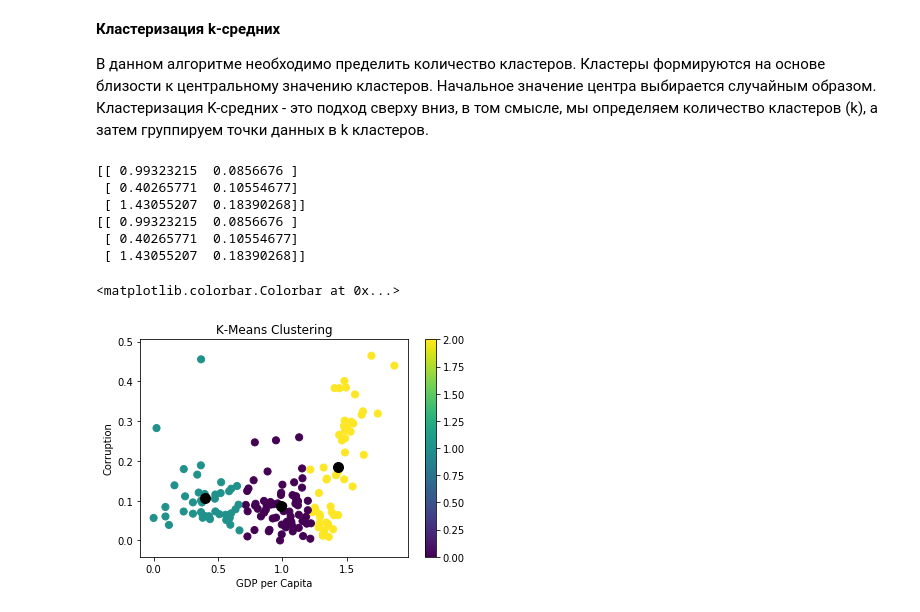
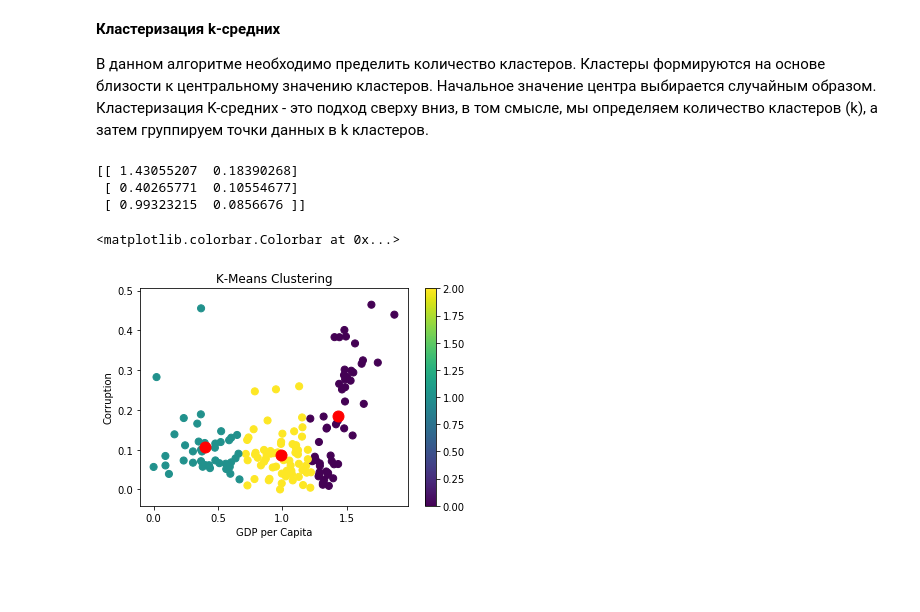
Before and after one commit to puchninanastya/decision-theory, a Jupyter notebook: k_means_and_visualization_world_happiness.ipynb, the cells around one changed output. Cells and saved outputs as stored; diff of their text form; code cells hidden in the pictures; blank space fills up the shorter version.

```diff
--- a/k_means_and_visualization_world_happiness.ipynb
+++ b/k_means_and_visualization_world_happiness.ipynb
@@ -60,7 +60,8 @@ dtype: object
 
 Для начала, найдем зависимости между несколькими переменными. Вычислим корреляционную матрицу между переменными и отобразим их на тепловой карте.
 # %%
-wh1 = wh[['Economy..GDP.per.Capita.','Trust..Government.Corruption.']] #Subsetting the data
+wh1 = wh[['Happiness.Score','Economy..GDP.per.Capita.','Family','Health..Life.Expectancy.', 'Freedom',
+          'Generosity','Trust..Government.Corruption.','Dystopia.Residual']] #Subsetting the data
 cor = wh1.corr() #Calculate the correlation of the above variables
 sns.heatmap(cor, square = True) #Plot the correlation as heat map
 # %% [output]
@@ -93,8 +94,9 @@ iplot(choromap3)
 Мы рассматриваем восемь параметров, а именно: оценку счастья, ВВП на душу населения, семью, ожидаемую продолжительность жизни, свободу, щедрость, коррупцию и дистопию для кластеризации стран. Поскольку кластеризация чувствительна к диапазону данных, желательно масштабировать данные перед продолжением.
 # %%
 #Scaling of data
+wh2 = wh[['Economy..GDP.per.Capita.','Trust..Government.Corruption.']]
 ss = StandardScaler()
-ss.fit_transform(wh1)
+ss.fit_transform(wh2)
 # %% [output]
 array([[ 1.50618765,  1.90308437],
        [ 1.18651768,  2.73999784],
@@ -126,30 +128,25 @@ def doKmeans(X, nclust=2):
     cent = model.cluster_centers_
     return (clust_labels, cent)
 
-clust_labels, centroids = doKmeans(wh1, 3)
+clust_labels, centroids = doKmeans(wh2, 3)
 kmeans = pd.DataFrame(clust_labels)
-wh1.insert((wh1.shape[1]),'kmeans',kmeans)
+wh2.insert((wh2.shape[1]),'kmeans',kmeans)
 print(centroids)
-centers = np.array(centroids)
-print(centers)
 # %% [output]
-[[ 0.99323215  0.0856676 ]
+[[ 1.43055207  0.18390268]
  [ 0.40265771  0.10554677]
- [ 1.43055207  0.18390268]]
-[[ 0.99323215  0.0856676 ]
- [ 0.40265771  0.10554677]
- [ 1.43055207  0.18390268]]
+ [ 0.99323215  0.0856676 ]]
 # %%
 #Plot the clusters obtained using k means
 fig = plt.figure()
 ax = fig.add_subplot(111)
 scatter = ax.scatter(wh1['Economy..GDP.per.Capita.'],wh1['Trust..Government.Corruption.'],
                      c=kmeans[0],s=50)
-ax.scatter(centroids[:,0],centroids[:,1], color='black', s=100)
+ax.scatter(centroids[:,0],centroids[:,1], color='red', s=120)
 ax.set_title('K-Means Clustering')
 ax.set_xlabel('GDP per Capita')
 ax.set_ylabel('Corruption')
 plt.colorbar(scatter)
 # %% [output]
 <matplotlib.colorbar.Colorbar at 0x...>
-[figure, old version]
+[figure, new version]
```
Also changed, not shown: parts of 1 cell of this notebook.
